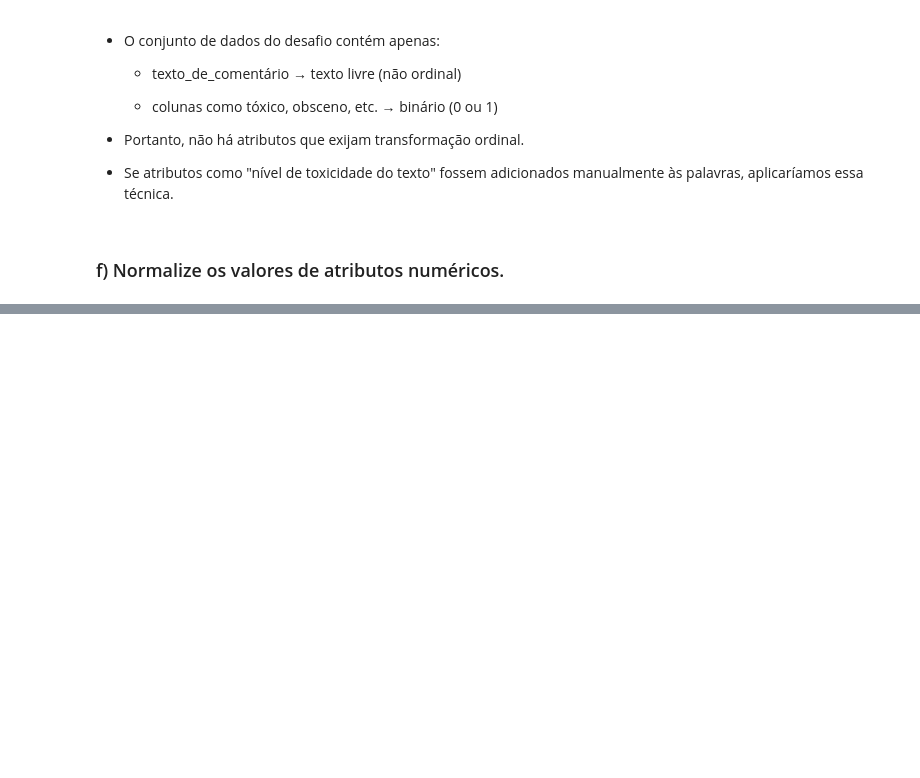
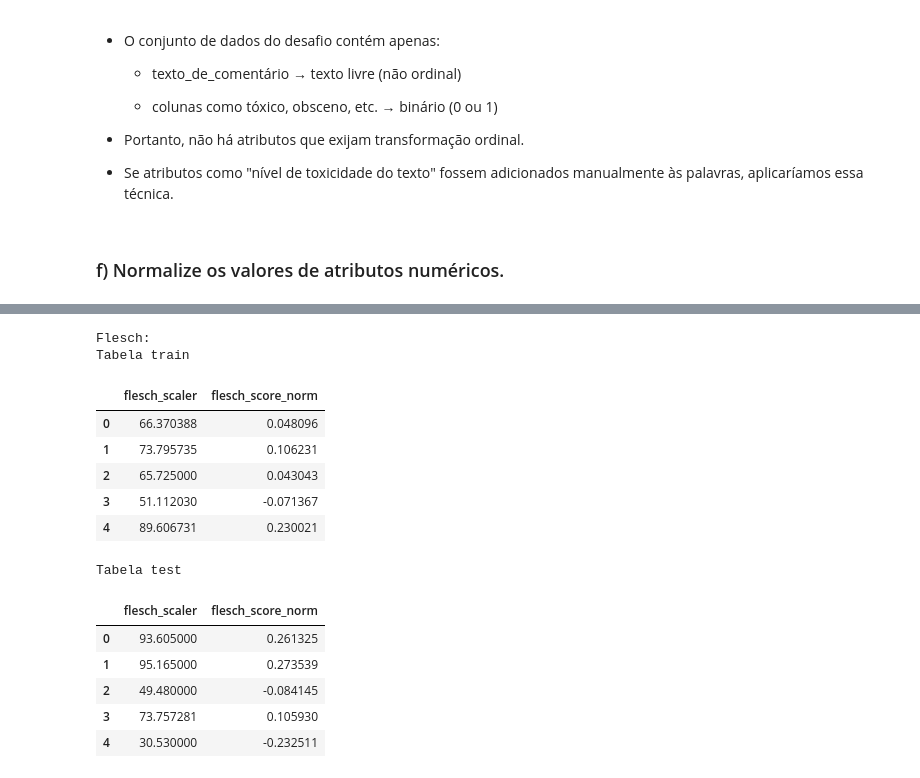
Before and after one commit to Alex300VA24/projectToxicComment, a Jupyter notebook: toxic_comments/notebooks/toxic_classification.ipynb, the cells around one changed output, grey strips where cells are left out. Cells and saved outputs as stored; diff of their text form; code cells hidden in the pictures; blank space fills up the shorter version.

```diff
--- a/toxic_comments/notebooks/toxic_classification.ipynb
+++ b/toxic_comments/notebooks/toxic_classification.ipynb
@@ -53,6 +53,12 @@ train['length'] = train['comment_text'].apply(lambda x: len(str(x)))
 
 # Adicionar a coluna flesch_scaler (índice de legibilidade)
 train['flesch_scaler'] = train['comment_text'].apply(lambda x: flesch_reading_ease(str(x)))
+
+# Adicionar a coluna length (número de caracteres no comentário)
+test['length'] = test['comment_text'].apply(lambda x: len(str(x)))
+
+# Adicionar a coluna flesch_scaler (índice de legibilidade)
+test['flesch_scaler'] = test['comment_text'].apply(lambda x: flesch_reading_ease(str(x)))
 train.head()
 # %% [output]
 |  | id | comment_text | toxic | severe_toxic | obscene | threat | insult | identity_hate | length | ... |
@@ -667,20 +654,14 @@ train['length_z'] = zscore_scaler.fit_transform(train[['length']])
 test['length_z'] = zscore_scaler.transform(test[['length']])
 
 
-train['flesch_score_norm'] = zscore_scaler.fit_transform(train[['flesch_score']])
-test['flesch_score_norm'] = zscore_scaler.transform(test[['flesch_score']])
+train['flesch_score_norm'] = zscore_scaler.fit_transform(train[['flesch_scaler']])
+test['flesch_score_norm'] = zscore_scaler.transform(test[['flesch_scaler']])
 
 print('Lenght:')
 print('Tabela train')
 display(train[['length', 'length_norm', 'length_z']].head())
 print('Tabela test')
 display(test[['length', 'length_norm', 'length_z']].head())
-
-print('Flesch:')
-print('Tabela train')
-display(train[['flesch_score', 'flesch_score_norm']].head())
-print('Tabela test')
-display(test[['flesch_score', 'flesch_score_norm']].head())
 # %% [output]
 Lenght:
 Tabela train
@@ -728,0 +692,22 @@ Tabela test
+# %%
+print('Flesch:')
+print('Tabela train')
+display(train[['flesch_scaler', 'flesch_score_norm']].head())
+print('Tabela test')
+display(test[['flesch_scaler', 'flesch_score_norm']].head())
+# %% [output]
+Flesch:
+Tabela train
+|  | flesch_scaler | flesch_score_norm |
+| 0 | 66.370388 | 0.048096 |
+| 1 | 73.795735 | 0.106231 |
+| 2 | 65.725000 | 0.043043 |
+| 3 | 51.112030 | -0.071367 |
+| 4 | 89.606731 | 0.230021 |
+Tabela test
+|  | flesch_scaler | flesch_score_norm |
+| 0 | 93.605000 | 0.261325 |
+| 1 | 95.165000 | 0.273539 |
+| 2 | 49.480000 | -0.084145 |
+| 3 | 73.757281 | 0.105930 |
+| 4 | 30.530000 | -0.232511 |
```
Also changed, not shown: parts of 31 cells of this notebook.
